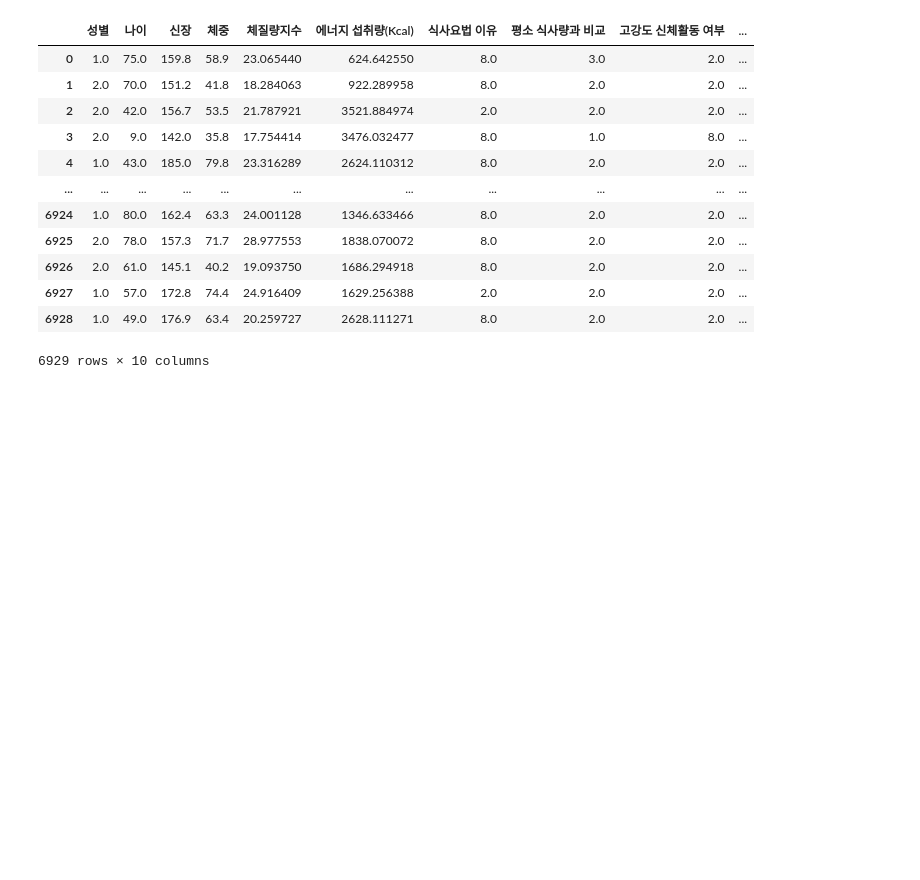
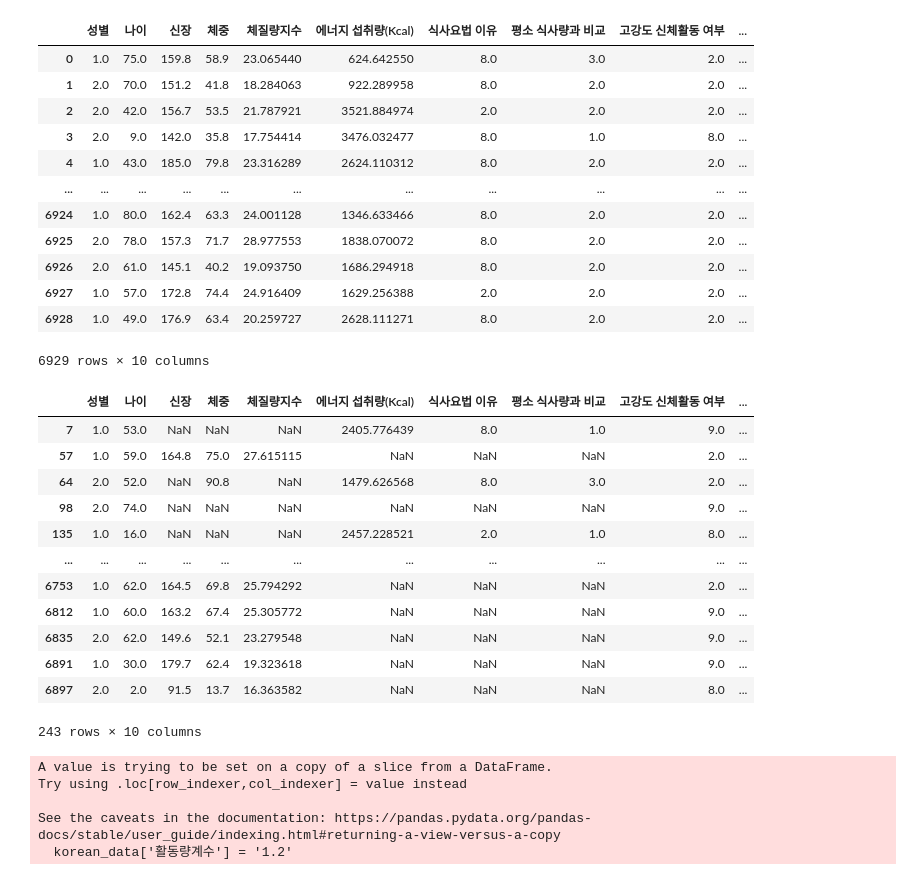
Before and after one commit to ssoom98/personal_project, a Jupyter notebook: python/포트폴리오용 - 학습할 데이터 전처리후 학습.ipynb, the cells around one changed output. Drawn from its saved outputs; the diff is of its cells as text; code cells hidden in the pictures; blank space fills up the shorter version.

```diff
--- a/python/포트폴리오용 - 학습할 데이터 전처리후 학습.ipynb
+++ b/python/포트폴리오용 - 학습할 데이터 전처리후 학습.ipynb
@@ -1,6 +1,8 @@
 # %%
+# 한국인 데이터 전처리
 import pandas as pd
-pd.read_csv('../data/korean_data.csv')
+korean_data=pd.read_csv('../data/korean_data.csv')
+korean_data
 # %% [output]
 |  | 성별 | 나이 | 신장 | 체중 | 체질량지수 | 에너지 섭취량(Kcal) | 식사요법 이유 | 평소 식사량과 비교 | 고강도 신체활동 여부 | ... |
 | 0 | 1.0 | 75.0 | 159.8 | 58.9 | 23.065440 | 624.642550 | 8.0 | 3.0 | 2.0 | ... |
@@ -15,3 +17,24 @@ pd.read_csv('../data/korean_data.csv')
 | 6927 | 1.0 | 57.0 | 172.8 | 74.4 | 24.916409 | 1629.256388 | 2.0 | 2.0 | 2.0 | ... |
 | 6928 | 1.0 | 49.0 | 176.9 | 63.4 | 20.259727 | 2628.111271 | 8.0 | 2.0 | 2.0 | ... |
 6929 rows × 10 columns
+# %%
+# 결측치 확인하기
+# 성별 1:남자, 2:여자
+# 식사요법이유 1:질환,2:체중을조절하기위해서 3:기타 8:비해당 9모름
+# 고강도 신체활동여부 1:예, 2:아니오 8:비해당 9:모름
+# 중강도 신체활동여부 1:예, 2:아니오 8:비해당 9:모름
+korean_data[korean_data.isna().any(axis=1)]
+# %% [output]
+|  | 성별 | 나이 | 신장 | 체중 | 체질량지수 | 에너지 섭취량(Kcal) | 식사요법 이유 | 평소 식사량과 비교 | 고강도 신체활동 여부 | ... |
+| 7 | 1.0 | 53.0 | NaN | NaN | NaN | 2405.776439 | 8.0 | 1.0 | 9.0 | ... |
+| 57 | 1.0 | 59.0 | 164.8 | 75.0 | 27.615115 | NaN | NaN | NaN | 2.0 | ... |
+| 64 | 2.0 | 52.0 | NaN | 90.8 | NaN | 1479.626568 | 8.0 | 3.0 | 2.0 | ... |
+| 98 | 2.0 | 74.0 | NaN | NaN | NaN | NaN | NaN | NaN | 9.0 | ... |
+| 135 | 1.0 | 16.0 | NaN | NaN | NaN | 2457.228521 | 2.0 | 1.0 | 8.0 | ... |
+| ... | ... | ... | ... | ... | ... | ... | ... | ... | ... | ... |
+| 6753 | 1.0 | 62.0 | 164.5 | 69.8 | 25.794292 | NaN | NaN | NaN | 2.0 | ... |
+| 6812 | 1.0 | 60.0 | 163.2 | 67.4 | 25.305772 | NaN | NaN | NaN | 9.0 | ... |
+| 6835 | 2.0 | 62.0 | 149.6 | 52.1 | 23.279548 | NaN | NaN | NaN | 9.0 | ... |
+| 6891 | 1.0 | 30.0 | 179.7 | 62.4 | 19.323618 | NaN | NaN | NaN | 9.0 | ... |
+| 6897 | 2.0 | 2.0 | 91.5 | 13.7 | 16.363582 | NaN | NaN | NaN | 8.0 | ... |
+243 rows × 10 columns
@@ -17,0 +48,29 @@ pd.read_csv('../data/korean_data.csv')
+# %%
+# 초기값 설정
+korean_data['활동량계수'] = '1.2'
+
+# 조건에 따라 값 업데이트
+korean_data.loc[
+    (korean_data['고강도 신체활동 여부'] == 2.0) & (korean_data['중강도 신체활동 여부'] == 1.0),
+    '활동량계수'
+] = '1.375'
+
+korean_data.loc[
+    (korean_data['고강도 신체활동 여부'] == 1.0) & (korean_data['중강도 신체활동 여부'] == 2.0),
+    '활동량계수'
+] = '1.725'
+
+korean_data.loc[
+    (korean_data['고강도 신체활동 여부'] == 1.0) & (korean_data['중강도 신체활동 여부'] == 1.0),
+    '활동량계수'
+] = '1.9'
+korean_data.loc[
+    (korean_data['고강도 신체활동 여부'] == 9.0) & (korean_data['중강도 신체활동 여부'] == 9.0),
+    '활동량계수'
+] = '1.55'
+# %% [output]
+A value is trying to be set on a copy of a slice from a DataFrame.
+Try using .loc[row_indexer,col_indexer] = value instead
+
+See the caveats in the documentation: https://pandas.pydata.org/pandas-docs/stable/user_guide/indexing.html#returning-a-view-versus-a-copy
+  korean_data['활동량계수'] = '1.2'
```
Also changed, not shown: parts of 14 cells of this notebook, 1 other file.
